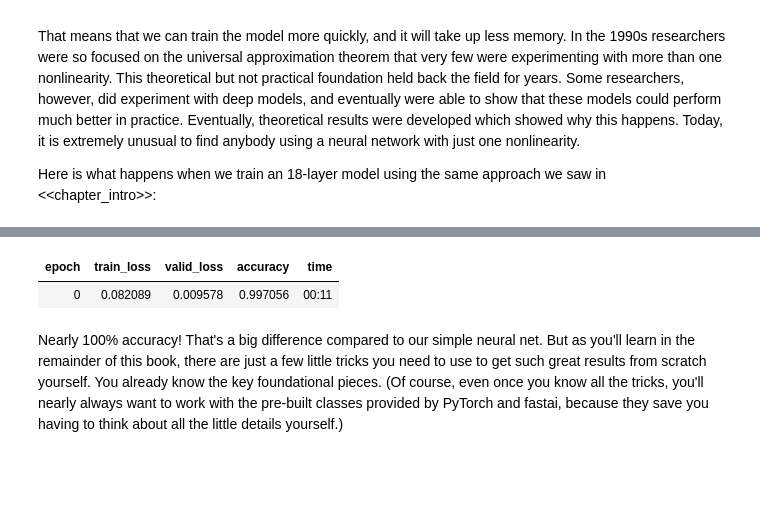
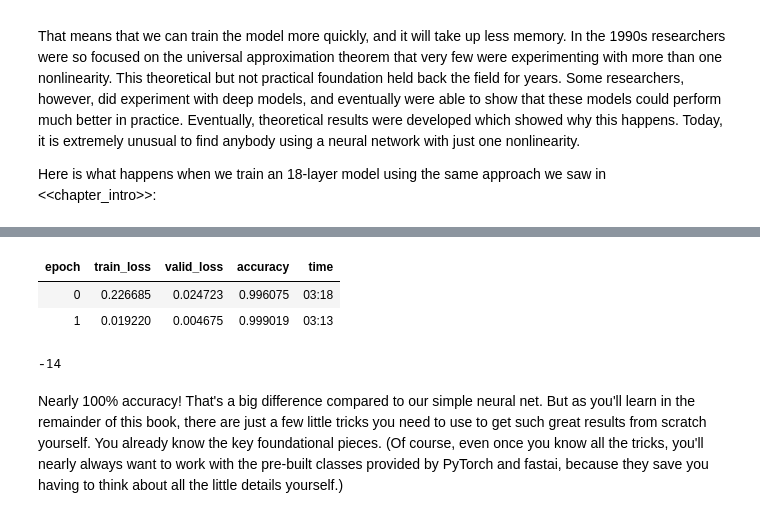
Before and after one commit to kinuthiaG/deep-learning-coursera, a Jupyter notebook: 04_mnist_basics_basics_7_1_2025.ipynb, the cells around one changed output, grey strips where cells are left out. Cells and saved outputs as stored; diff of their text form; code cells hidden in the pictures; blank space fills up the shorter version.

```diff
--- a/04_mnist_basics_basics_7_1_2025.ipynb
+++ b/04_mnist_basics_basics_7_1_2025.ipynb
@@ -1596,11 +1691,16 @@ Here is what happens when we train an 18-layer model using the same approach we
 # %%
 dls = ImageDataLoaders.from_folder(path)
 learn = vision_learner(dls, resnet18, pretrained=False,
                     loss_func=F.cross_entropy, metrics=accuracy)
-learn.fit_one_cycle(1, 0.1)
+learn.fit_one_cycle(n_epoch=2, lr_max=0.1)
 # %% [output]
 | epoch | train_loss | valid_loss | accuracy | time |
-| 0 | 0.082089 | 0.009578 | 0.997056 | 00:11 |
+| 0 | 0.226685 | 0.024723 | 0.996075 | 03:18 |
+| 1 | 0.019220 | 0.004675 | 0.999019 | 03:13 |
+# %%
+6-20
+# %% [output]
+-14
 # %% [markdown]
 Nearly 100% accuracy! That's a big difference compared to our simple neural net. But as you'll learn in the remainder of this book, there are just a few little tricks you need to use to get such great results from scratch yourself. You already know the key foundational pieces. (Of course, even once you know all the tricks, you'll nearly always want to work with the pre-built classes provided by PyTorch and fastai, because they save you having to think about all the little details yourself.)
 # %% [markdown]
```
Also changed, not shown: parts of 79 cells of this notebook.
